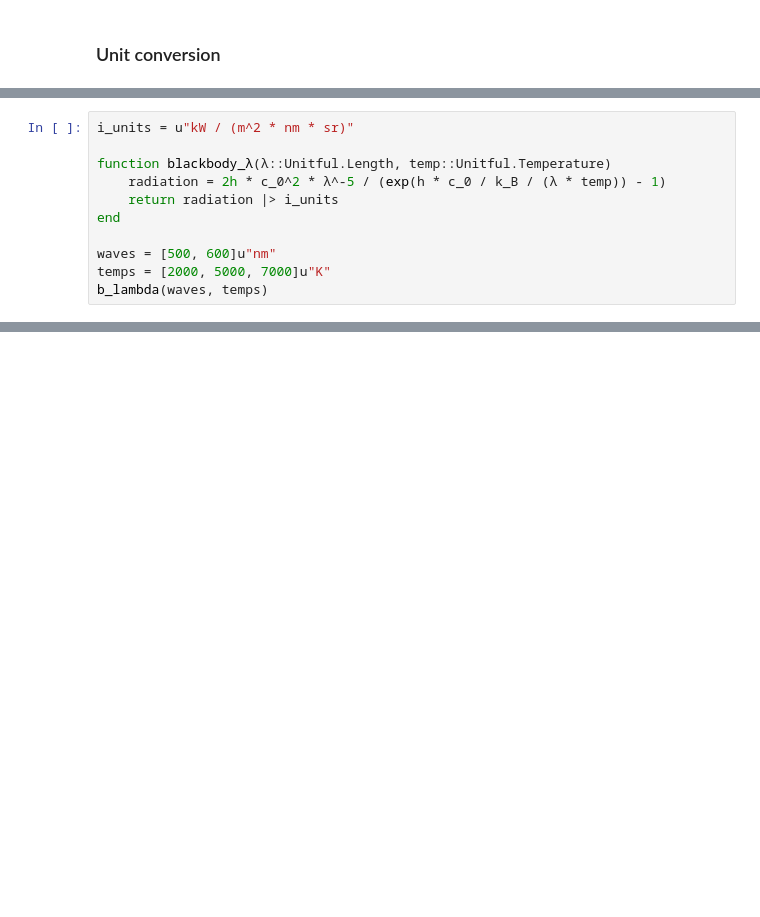
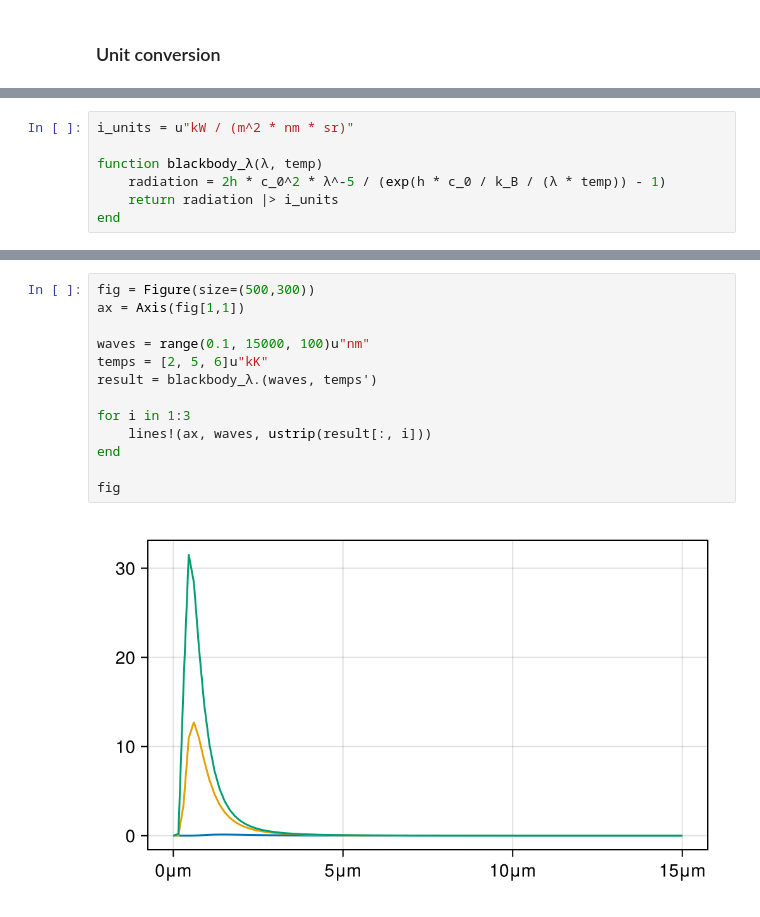
Before and after one commit to tiagopereira/ast4310, a Jupyter notebook: notebooks/tutorials/Tutorial1.ipynb, the cells around one changed output, grey strips where cells are left out. Saved outputs shown, nothing was run; the diff lists cells and outputs as text; blank space fills up the shorter version.

```diff
--- a/notebooks/tutorials/Tutorial1.ipynb
+++ b/notebooks/tutorials/Tutorial1.ipynb
@@ -75,11 +134,0 @@ or
-# %%
-i_units = u"kW / (m^2 * nm * sr)"
-
-function blackbody_λ(λ::Unitful.Length, temp::Unitful.Temperature)
-    radiation = 2h * c_0^2 * λ^-5 / (exp(h * c_0 / k_B / (λ * temp)) - 1)
-    return radiation |> i_units
-end
-
-waves = [500, 600]u"nm"
-temps = [2000, 5000, 7000]u"K"
-b_lambda(waves, temps)
@@ -173,0 +180,7 @@ time_bcast = @benchmark b_lambda_broadcast_2(waves_big, temps_big)
+# %%
+i_units = u"kW / (m^2 * nm * sr)"
+
+function blackbody_λ(λ, temp)
+    radiation = 2h * c_0^2 * λ^-5 / (exp(h * c_0 / k_B / (λ * temp)) - 1)
+    return radiation |> i_units
+end
@@ -173,0 +222,15 @@ time_bcast = @benchmark b_lambda_broadcast_2(waves_big, temps_big)
+# %%
+fig = Figure(size=(500,300))
+ax = Axis(fig[1,1])
+
+waves = range(0.1, 15000, 100)u"nm"
+temps = [2, 5, 6]u"kK"
+result = blackbody_λ.(waves, temps')
+
+for i in 1:3
+    lines!(ax, waves, ustrip(result[:, i]))
+end
+
+fig
+# %% [output]
+[figure, added]
```
Also changed, not shown: parts of 68 cells of this notebook.
